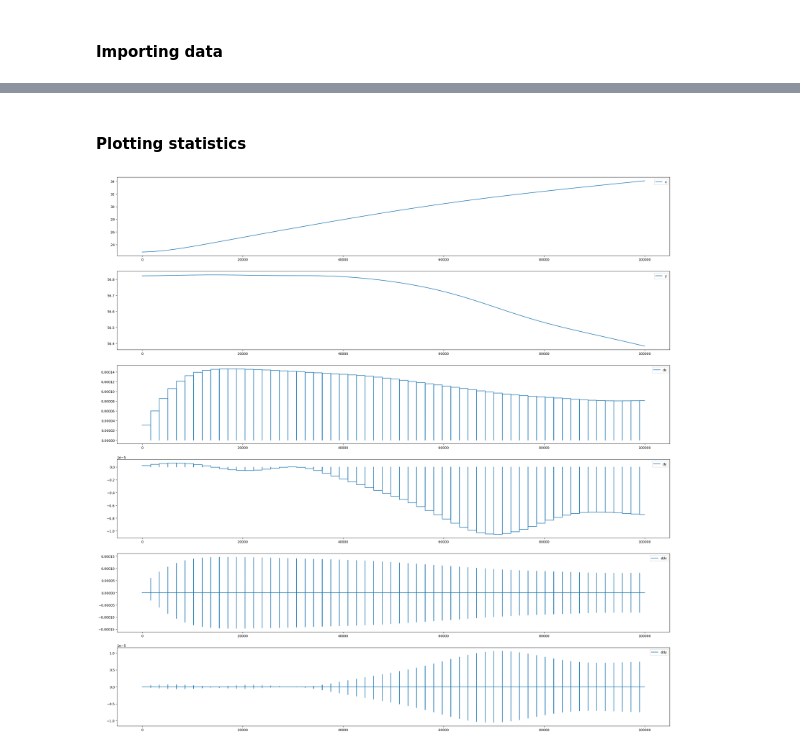
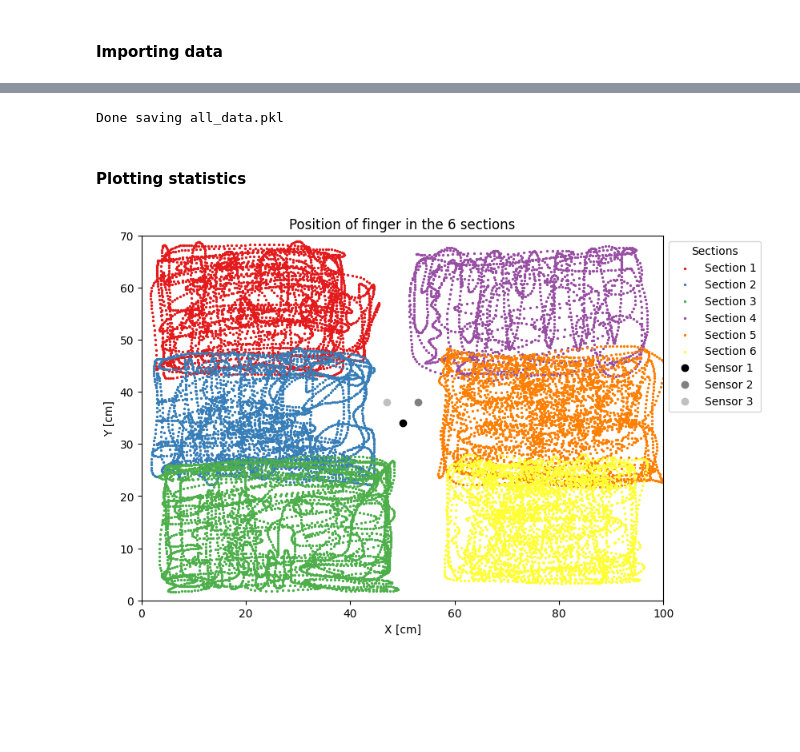
Before and after one commit to malanmyri/Master_project, a Jupyter notebook: data/Data_analysis.ipynb, the cells around one changed output, grey strips where cells are left out. Cells and saved outputs as stored; diff of their text form; code cells hidden in the pictures; blank space fills up the shorter version.

```diff
--- a/data/Data_analysis.ipynb
+++ b/data/Data_analysis.ipynb
@@ -19,2 +134,10 @@ data.head()
+# %%
+# saving the combined data
+training_data_all.to_pickle(r"processed_data\all_data.pkl")
+print("Done saving all_data.pkl")
+# %% [output]
+Done saving all_data.pkl
+# %%
+training_data_all = pd.read_pickle(r"processed_data\all_data.pkl")
 # %% [markdown]
 #### Plotting statistics
@@ -33,23 +144,38 @@ data.reset_index(drop=True, inplace=True)
-# %%
-fig, ax = plt.subplots(6, 1, figsize=(30, 30))
-
-k = 100000
-
-
-ax[0].plot(data["x"][:k], label="x")
-ax[1].plot(data["y"][:k], label="y")
-ax[2].plot(data["dx"][:k], label="dx")
-ax[3].plot(data["dy"][:k], label="dy")
-ax[4].plot(data["ddx"][:k], label="ddx")
-ax[5].plot(data["ddy"][:k], label="ddy")
-
-ax[0].legend()
-ax[1].legend()
-ax[2].legend()
-ax[3].legend()
-ax[4].legend()
-ax[5].legend()
-
-plt.show()
-# %% [output]
-[figure, removed]
+# %%
+
+palette = sns.color_palette("Set1")
+
+fig, ax = plt.subplots(figsize=(10, 10))
+ax.scatter(training_data_all[training_data_all.section == "section_1"].x, training_data_all[training_data_all.section == "section_1"].y, label="Section 1", s=2, c=palette[0])
+ax.scatter(training_data_all[training_data_all.section == "section_2"].x, training_data_all[training_data_all.section == "section_2"].y, label="Section 2", s=2, c=palette[1])
+ax.scatter(training_data_all[training_data_all.section == "section_3"].x, training_data_all[training_data_all.section == "section_3"].y, label="Section 3", s=2, c=palette[2])
+ax.scatter(training_data_all[training_data_all.section == "section_4"].x, training_data_all[training_data_all.section == "section_4"].y, label="Section 4", s=2, c=palette[3])
+ax.scatter(training_data_all[training_data_all.section == "section_5"].x, training_data_all[training_data_all.section == "section_5"].y, label="Section 5", s=2, c=palette[4])
+ax.scatter(training_data_all[training_data_all.section == "section_6"].x, training_data_all[training_data_all.section == "section_6"].y, label="Section 6", s=2, c=palette[5])
+
+
+
+s1 = [50, 34]
+s2 = [53, 38]
+s3 = [47, 38]
+
+palette = sns.color_palette("flag")
+
+ax.plot(s1[0], s1[1], "o", label="Sensor 1", c="black")
+ax.plot(s2[0], s2[1], "o", label="Sensor 2", c="grey")
+ax.plot(s3[0], s3[1], "o", label="Sensor 3", c="silver")
+
+
+
+ax.set_aspect('equal')
+ax.set_xlim(0,100)
+ax.set_ylim(0,70)
+ax.set_xlabel("X [cm]")
+ax.set_ylabel("Y [cm]")
+# Place the legend outside of the plot
+ax.legend(loc='upper left', bbox_to_anchor=(1, 1), title="Sections")
+
+ax.set_title("Position of finger in the 6 sections")
+fig.tight_layout(rect=[0,0,0.85,1])  # Adjust the right side of the plot box to make space for the legend
+# %% [output]
+[figure, added]
```
Also changed, not shown: parts of 18 cells of this notebook, 3 other files.
